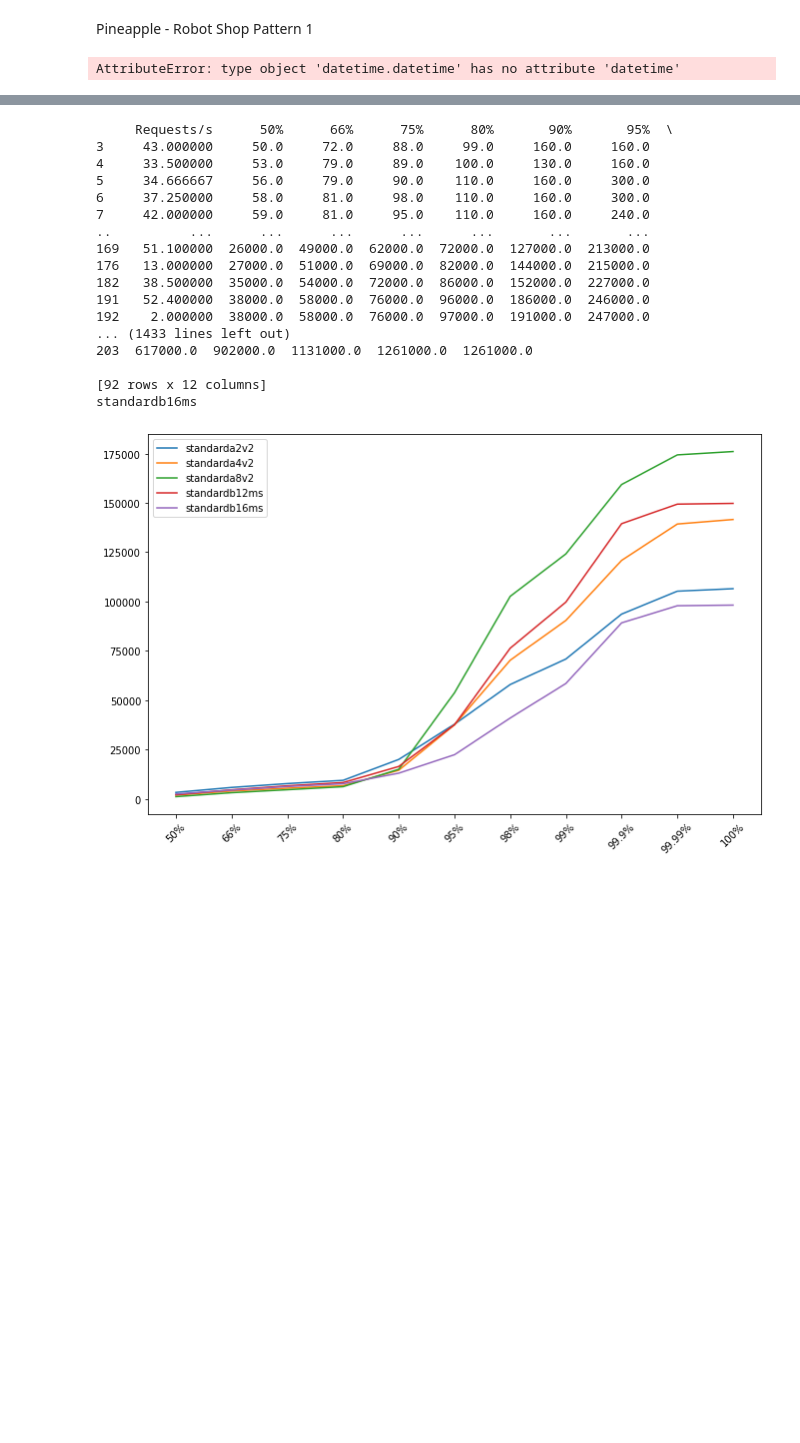
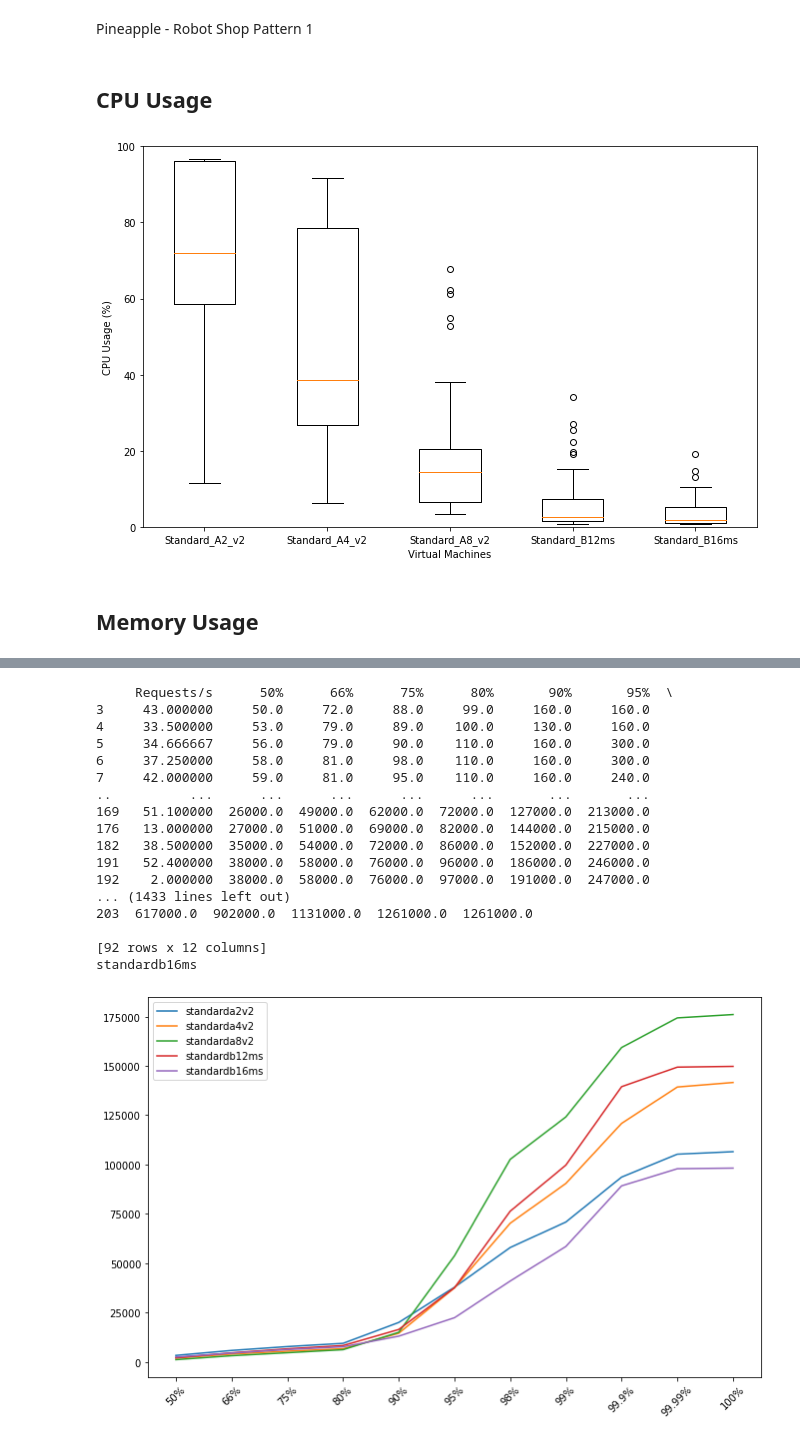
Before and after one commit to krishangpatney/Fruit-Cocktail, a Jupyter notebook: src/data_analysis/jupyter_notebooks/pineapple.ipynb, the cells around one changed output, grey strips where cells are left out. Saved outputs shown, nothing was run; the diff lists cells and outputs as text; code cells hidden in the pictures; blank space fills up the shorter version.

```diff
--- a/src/data_analysis/jupyter_notebooks/pineapple.ipynb
+++ b/src/data_analysis/jupyter_notebooks/pineapple.ipynb
@@ -34,11 +34,12 @@ def f(starting_path):
 # standard code to convert data to a timestamp, metric list
 def convert_enddate_to_seconds(ts):
     """Takes ISO 8601 format(string) and converts into epoch time."""
-    dt = datetime.datetime.strptime(ts[:-7],'%Y-%m-%dT%H:%M:%S')+\
-                datetime.timedelta(hours=int(ts[-5:-3]),
+    dt = datetime.strptime(ts[:-7],'%Y-%m-%dT%H:%M:%S')+\
+                timedelta(hours=int(ts[-5:-3]),
                 minutes=int(ts[-2:]))*int(ts[-6:-5]+'1')
     seconds = time.mktime(dt.timetuple()) + dt.microsecond/1000000.0
     return seconds
+
 
 def convert_to_json(filename):
     # Opening JSON file
@@ -83,6 +84,8 @@ machine  = os.path.join(filepath, "machine")
 
 api_listing     = f(api)
 machine_listing = f(machine)
+# %% [markdown]
+## CPU Usage
 # %%
 big_machine = {}
 for size, iteration in machine_listing.items():
@@ -96,31 +99,36 @@ for size, iteration in machine_listing.items():
 
     for i in range(0, len(timestamp)):
         metric_per_time = []
         for n in metrics:
             metric_per_time.append(n[i])
         metric_per_time = [float(x) for x in metric_per_time if x != None]
         tiny_machine[timestamp[i]] = np.mean(metric_per_time) #Change here to maintain value or not.
     big_machine[size] = tiny_machine
 
 
 # Sort big_machine basedo n list
 machine_names = ["Standard_A2_v2","Standard_A4_v2","Standard_A8_v2","Standard_B12ms","Standard_B16ms"]
 ordered_dict = {}
 for item in machine_names:
     ordered_dict[item] = big_machine[item]
 
 def do_this(machine_dict):
     ranged = []
     for key, value in machine_dict.items():
         ranged.append([x for x in list(value.values()) if str(x) != 'nan'])
 
     fig = plt.figure(figsize =(11, 7))
     ax = fig.add_subplot(111)
     plt.boxplot( ranged)
     ax.set_xticklabels(list(machine_dict.keys()))
     plt.ylim(0, 100)
+    plt.xlabel("Virtual Machines")
+    plt.ylabel("CPU Usage (%)")
+
     plt.show()
 
 do_this(ordered_dict)
 # %% [output]
-AttributeError: type object 'datetime.datetime' has no attribute 'datetime'
+[figure, added]
+# %% [markdown]
+## Memory Usage
```
Also changed, not shown: parts of 3 cells of this notebook.
